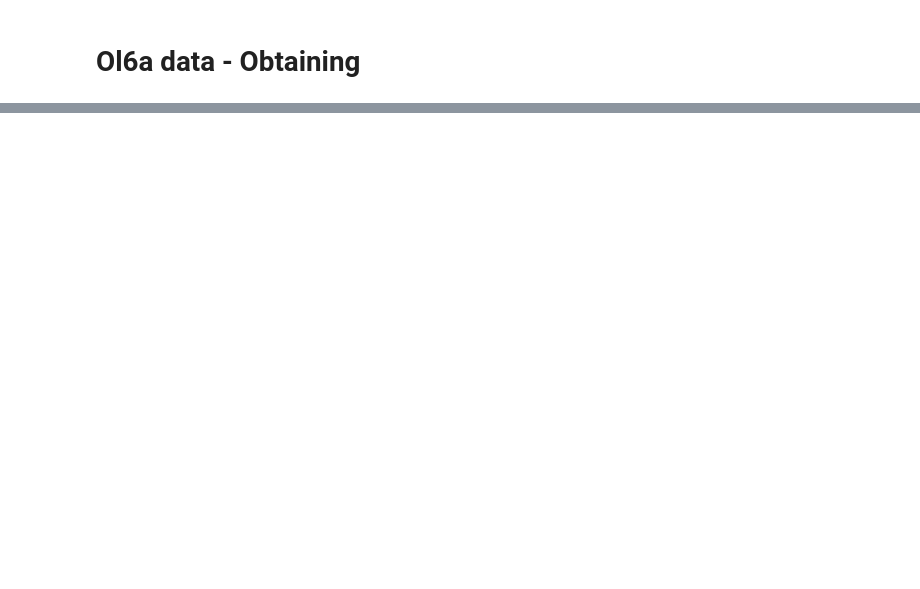
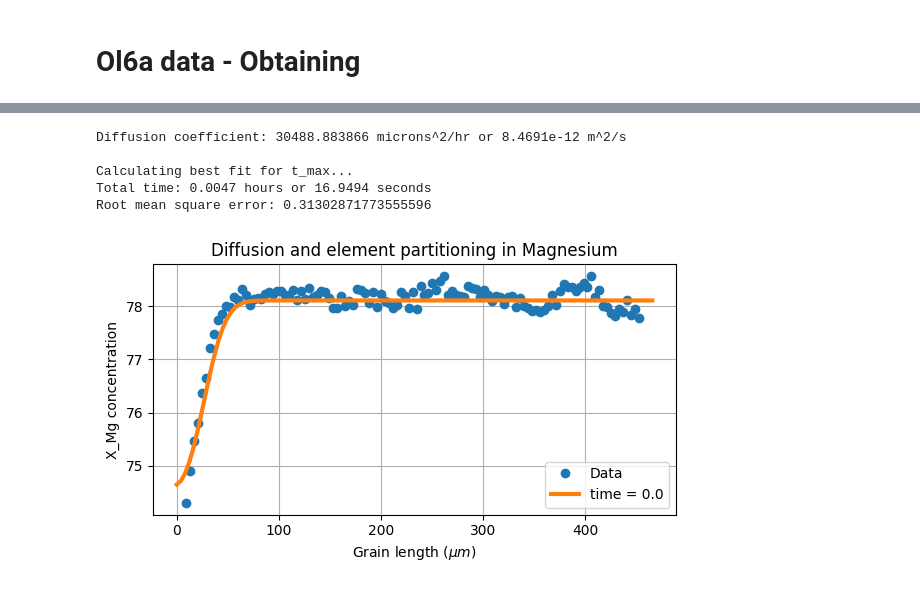
Before and after one commit to chandan-kumarsahu/CP-Project-Grain-Interdiffusion, a Jupyter notebook: Element_Partitioning_and_Diffusion/CN_grain_diffusion_PS3.ipynb, the cells around one changed output, grey strips where cells are left out. Drawn from its saved outputs; the diff is of its cells as text; code cells hidden in the pictures; blank space fills up the shorter version.

```diff
--- a/Element_Partitioning_and_Diffusion/CN_grain_diffusion_PS3.ipynb
+++ b/Element_Partitioning_and_Diffusion/CN_grain_diffusion_PS3.ipynb
@@ -124,0 +137,59 @@ Root mean square error: 0.4890547395468261
+# %%
+DATA = np.loadtxt('/home/ws1/Computational-Physics-Term-Paper-Project/Element_Partitioning_and_Diffusion/Data_files/PS3_SanPedro.csv', delimiter="\t", skiprows=9)
+Dist = DATA[:, 0]-30            # Length of the grain in microns
+X_Fo = DATA[:, 1]               # Olivine concentration
+
+# Constants and parameters
+L_grain1 = 30                   # length of the grain 1
+L_grain2 = 470-30               # length of the grain 2
+dt = 1e-6                       # time step
+z_max = L_grain1 + L_grain2
+dl = z_max / (len(Dist))        # spatial step size
+
+# Diffusion coefficient calculation
+Diff = get_Diff(1083, 2e8, 1e-10, 0.1) *(3600/1e-12)
+print('Diffusion coefficient:', np.round(Diff, 6), 'microns^2/hr or {:.4e}'.format(Diff*1e-12/3600), 'm^2/s')
+tol = 1e-6                      # tolerance for the minimization function
+
+# Source term
+def source_term(x, t):
+    return 0
+
+########################################### X_Fo ###########################################
+
+def init_X_Fo_left(X_Fo):
+    # Initial condition for at the left side of the Olivine data
+    return X_Fo[0]
+
+def init_X_Fo_right(X_Fe):
+    # Initial condition for at the right side of the Olivine data
+    return np.average(X_Fo[-30:-1])
+
+def func_Fo(t_max):
+    # Function to calculate the root mean square error for the Olivine data
+    solution_Fo, spatial_grid, time_grid = crank_nicolson_diffusion(L_grain1, L_grain2, t_max, dt, Diff, Diff, X_Fo,
+                                                                    init_X_Fo_left, init_X_Fo_right, source_term,
+                                                                    diff_matrix_isolated_boundary_G2)
+    # Calculate Root Mean Square Error
+    rmse = np.sqrt(np.sum(((X_Fo - solution_Fo[:, -1])**2))/len(X_Fo))
+    return rmse
+
+print('\nCalculating best fit for t_max...')
+t_max = find_min_solution(func_Fo, 1e-4, 1, tol=tol)
+print('Total time:', np.round(t_max, 4), 'hours or',np.round(t_max*3600, 4), 'seconds')
+print('Root mean square error:', func_Fo(t_max))
+print()
+
+# Calculate the diffusion equation solution
+solution_Fo, spatial_grid, time_grid = crank_nicolson_diffusion(L_grain1, L_grain2, t_max, dt, Diff, Diff, X_Fo, init_X_Fo_left, init_X_Fo_right, source_term, diff_matrix_isolated_boundary_G2)
+
+# Plot the diffusion equation solution
+plot_diff(time_grid, spatial_grid, solution_Fo, X_Fo, Dist)
+plt.show()
+# %% [output]
+Diffusion coefficient: 30488.883866 microns^2/hr or 8.4691e-12 m^2/s
+
+Calculating best fit for t_max...
+Total time: 0.0047 hours or 16.9494 seconds
+Root mean square error: 0.31302871773555596
+[figure, added]
```
Also changed, not shown: parts of 5 cells of this notebook, 29 other files.
